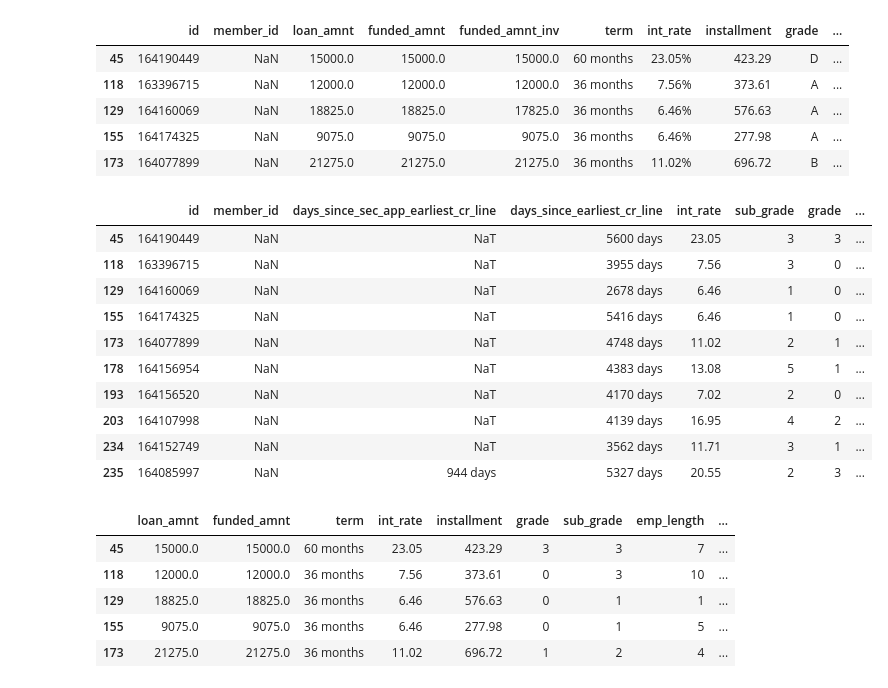
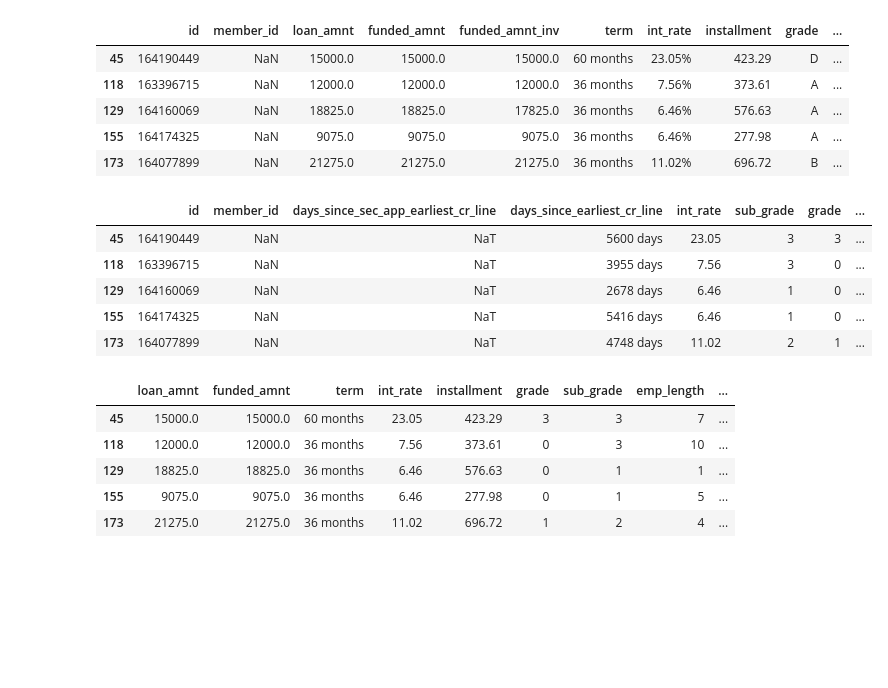
Before and after one commit to dleybz/LendingClub-Arbitrage, a Jupyter notebook: v0.ipynb, the cells around one changed output. Drawn from its saved outputs; the diff is of its cells as text; code cells hidden in the pictures; blank space fills up the shorter version.

```diff
--- a/v0.ipynb
+++ b/v0.ipynb
@@ -45,36 +53,31 @@ def sub_grade_to_num(inp):
 sub_grade = cleaned_data["sub_grade"].fillna('').apply(sub_grade_to_num)
 del cleaned_data['sub_grade']
 cleaned_data.insert(2, "sub_grade", sub_grade, True)
 
 
 def int_rate_to_num(inp):
     return float(inp[:-1])
 
 int_rate = cleaned_data["int_rate"].fillna('').apply(int_rate_to_num)
 del cleaned_data['int_rate']
 cleaned_data.insert(2, "int_rate", int_rate, True)
 
 
 #for training use issue_d, for inferencing use today
 days_since_earliest_cr_line = pd.to_datetime(cleaned_data["issue_d"], format = '%b-%Y') - pd.to_datetime(cleaned_data["earliest_cr_line"], format = '%b-%Y')
 cleaned_data.insert(2, "days_since_earliest_cr_line", days_since_earliest_cr_line, True)
 
 
 #for training use issue_d, for inferencing use today
 days_since_sec_app_earliest_cr_line = pd.to_datetime(cleaned_data["issue_d"], format = '%b-%Y') - pd.to_datetime(cleaned_data["sec_app_earliest_cr_line"], format = '%b-%Y')
 cleaned_data.insert(2, "days_since_sec_app_earliest_cr_line", days_since_sec_app_earliest_cr_line, True)
 
 
-cleaned_data.head(10)
+cleaned_data.head()
 # %% [output]
 |  | id | member_id | days_since_sec_app_earliest_cr_line | days_since_earliest_cr_line | int_rate | sub_grade | grade | ... |
 | 45 | 164190449 | NaN | NaT | 5600 days | 23.05 | 3 | 3 | ... |
 | 118 | 163396715 | NaN | NaT | 3955 days | 7.56 | 3 | 0 | ... |
 | 129 | 164160069 | NaN | NaT | 2678 days | 6.46 | 1 | 0 | ... |
 | 155 | 164174325 | NaN | NaT | 5416 days | 6.46 | 1 | 0 | ... |
 | 173 | 164077899 | NaN | NaT | 4748 days | 11.02 | 2 | 1 | ... |
-| 178 | 164156954 | NaN | NaT | 4383 days | 13.08 | 5 | 1 | ... |
-| 193 | 164156520 | NaN | NaT | 4170 days | 7.02 | 2 | 0 | ... |
-| 203 | 164107998 | NaN | NaT | 4139 days | 16.95 | 4 | 2 | ... |
-| 234 | 164152749 | NaN | NaT | 3562 days | 11.71 | 3 | 1 | ... |
-| 235 | 164085997 | NaN | 944 days | 5327 days | 20.55 | 2 | 3 | ... |
```
Also changed, not shown: parts of 4 cells of this notebook.
